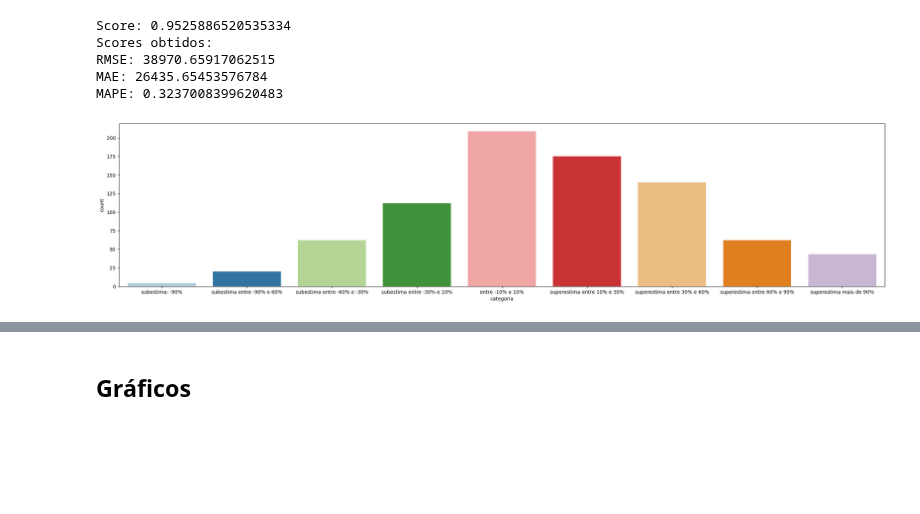
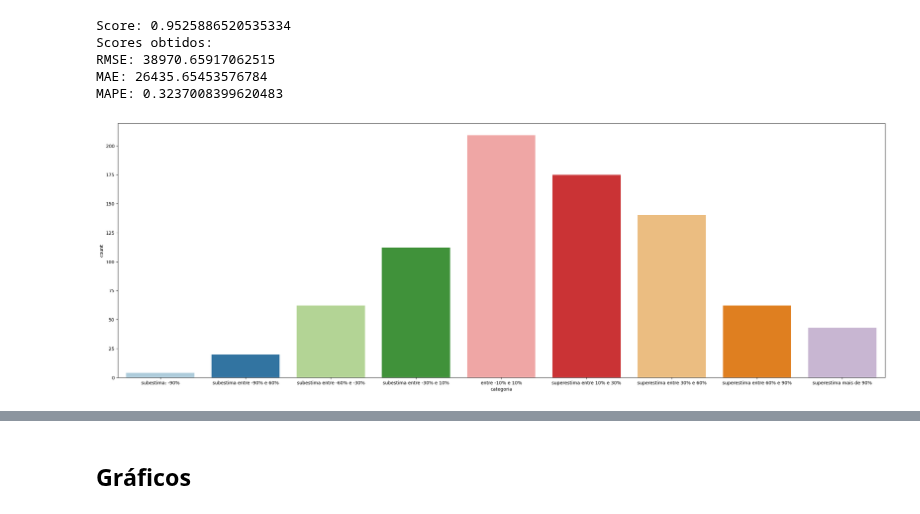
Before and after one commit to LeiteJu/TCC, a Jupyter notebook: notebooks/linear_regression.ipynb, the cells around one changed output, grey strips where cells are left out. Drawn from its saved outputs; the diff is of its cells as text; code cells hidden in the pictures; blank space fills up the shorter version.

```diff
--- a/notebooks/linear_regression.ipynb
+++ b/notebooks/linear_regression.ipynb
@@ -130,11 +130,13 @@ def show_delta (y_test, y_pred):
     error = pd.DataFrame(data, columns=['erro'])
     error['categoria']=error['erro'].apply(categorize)
 
-    plt.figure(figsize=(28,6))
+    plt.figure(figsize=(30,10))
 
     g = sns.countplot(data=error, x='categoria', order=LABELS)
 
     plt.show()
+
+    return error
 # %%
 def get_pred (y_test, y_pred):
 
@@ -387,6 +389,6 @@ RMSE: 38970.65917062515
 MAE: 26435.65453576784
 MAPE: 0.3237008399620483
 # %%
-show_delta(np.array(y_test), y_pred.flatten())
+err = show_delta(np.array(y_test), y_pred.flatten())
 # %% [output]
-[figure, old version]
+[figure, new version]
```
Also changed, not shown: parts of 2 cells of this notebook, 5 other files.
